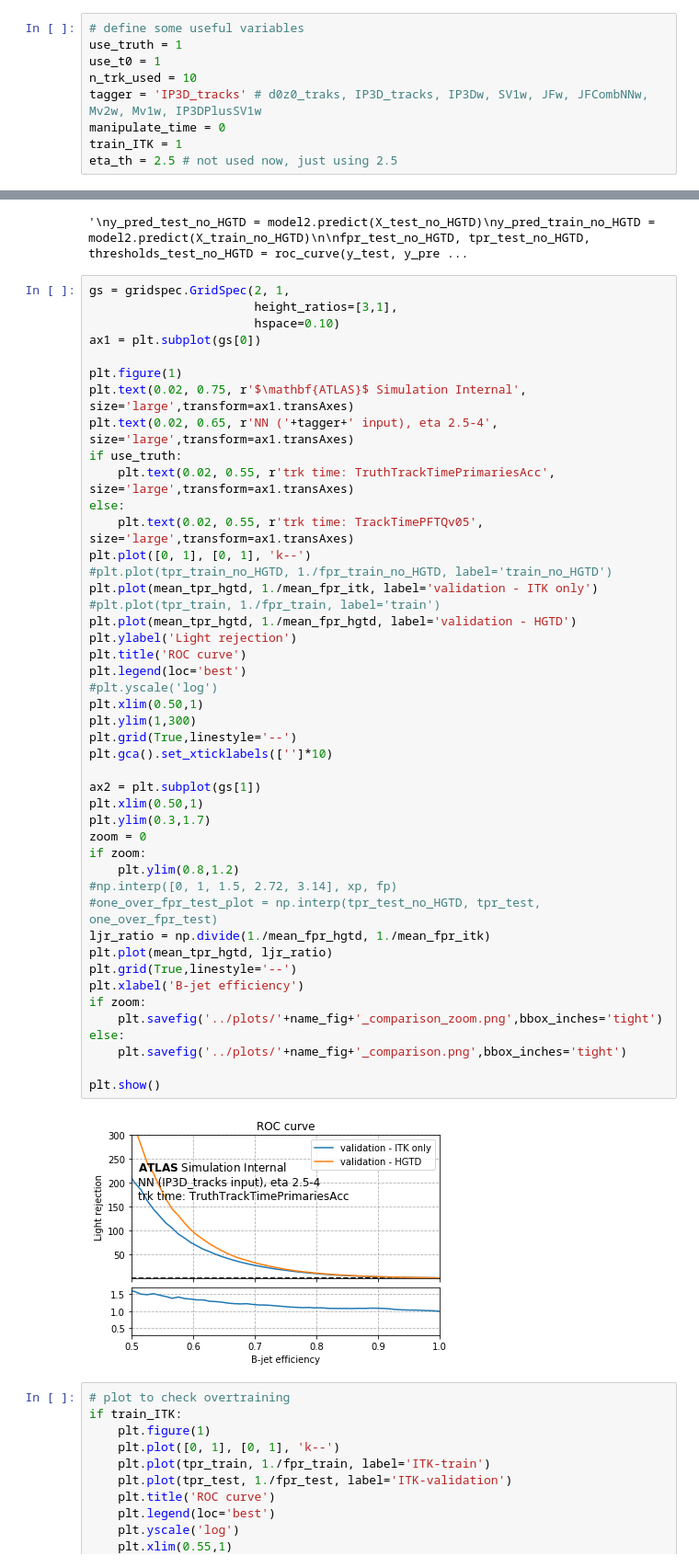
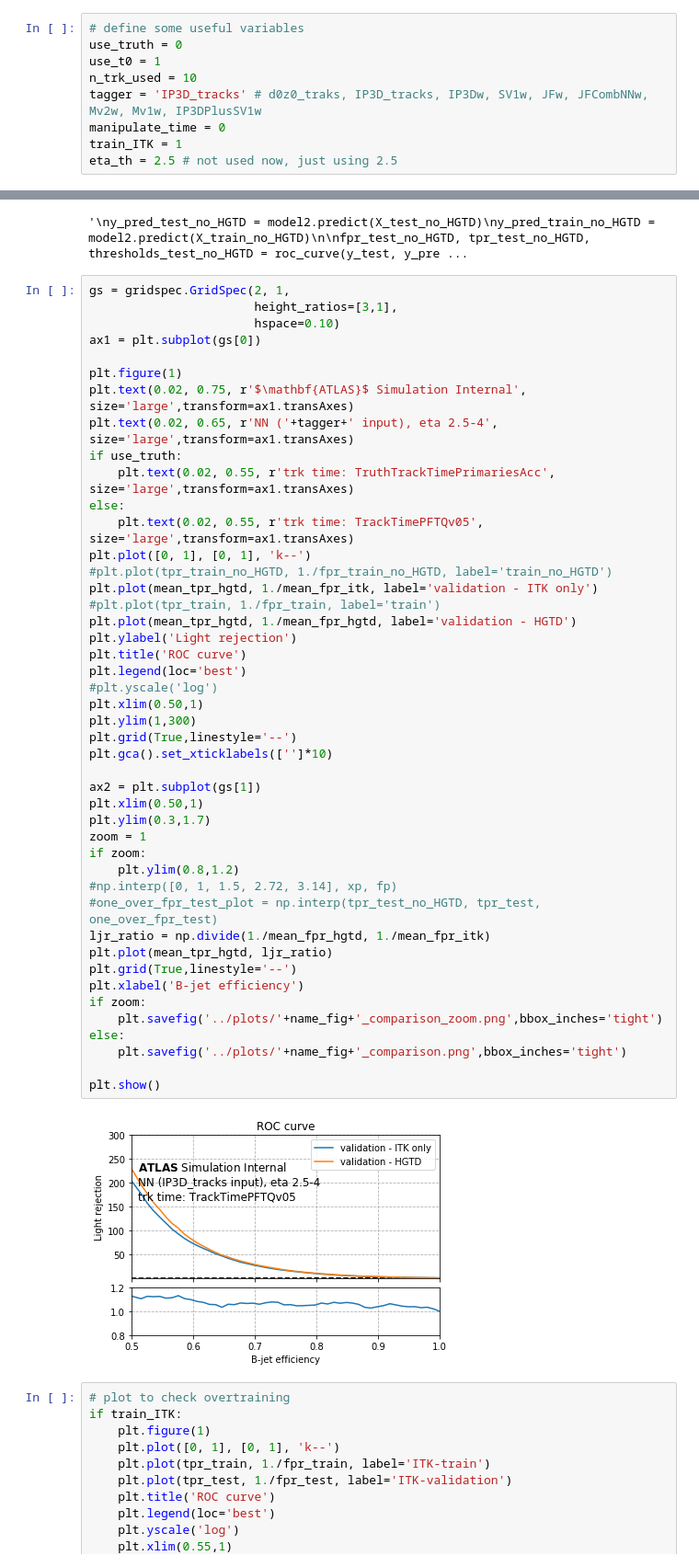
Before and after one commit to chiara-rizzi/track_time, a Jupyter notebook: test_cross_validation.ipynb, the cells around one changed output, grey strips where cells are left out. Shown: that part at 92% size. Drawn from its saved outputs; the diff is of its cells as text.

```diff
--- a/test_cross_validation.ipynb
+++ b/test_cross_validation.ipynb
@@ -46,7 +46,7 @@ df_original.head(3)
 3 rows × 375 columns
 # %%
 # define some useful variables
-use_truth = 1
+use_truth = 0
 use_t0 = 1
 n_trk_used = 10
 tagger = 'IP3D_tracks' # d0z0_traks, IP3D_tracks, IP3Dw, SV1w, JFw, JFCombNNw, Mv2w, Mv1w, IP3DPlusSV1w
@@ -427,35 +428,35 @@ plt.plot([0, 1], [0, 1], 'k--')
 plt.plot(mean_tpr_hgtd, 1./mean_fpr_itk, label='validation - ITK only')
 #plt.plot(tpr_train, 1./fpr_train, label='train')
 plt.plot(mean_tpr_hgtd, 1./mean_fpr_hgtd, label='validation - HGTD')
 plt.ylabel('Light rejection')
 plt.title('ROC curve')
 plt.legend(loc='best')
 #plt.yscale('log')
 plt.xlim(0.50,1)
 plt.ylim(1,300)
 plt.grid(True,linestyle='--')
 plt.gca().set_xticklabels(['']*10)
 
 ax2 = plt.subplot(gs[1])
 plt.xlim(0.50,1)
 plt.ylim(0.3,1.7)
-zoom = 0
+zoom = 1
 if zoom:
     plt.ylim(0.8,1.2)
 #np.interp([0, 1, 1.5, 2.72, 3.14], xp, fp)
 #one_over_fpr_test_plot = np.interp(tpr_test_no_HGTD, tpr_test, one_over_fpr_test)
 ljr_ratio = np.divide(1./mean_fpr_hgtd, 1./mean_fpr_itk)
 plt.plot(mean_tpr_hgtd, ljr_ratio)
 plt.grid(True,linestyle='--')
 plt.xlabel('B-jet efficiency')
 if zoom:
     plt.savefig('../plots/'+name_fig+'_comparison_zoom.png',bbox_inches='tight')
 else:
     plt.savefig('../plots/'+name_fig+'_comparison.png',bbox_inches='tight')
 
 plt.show()
 # %% [output]
-[figure, old version]
+[figure, new version]
 # %%
 # plot to check overtraining
 if train_ITK:
```
Also changed, not shown: parts of 5 cells of this notebook, 2 other files.
